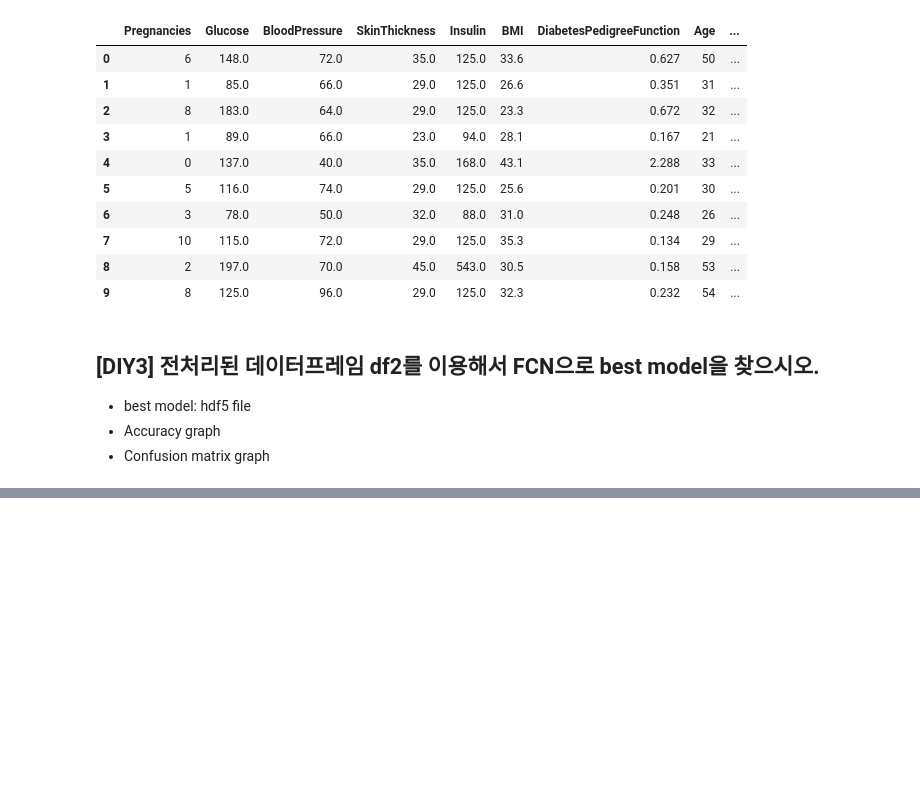
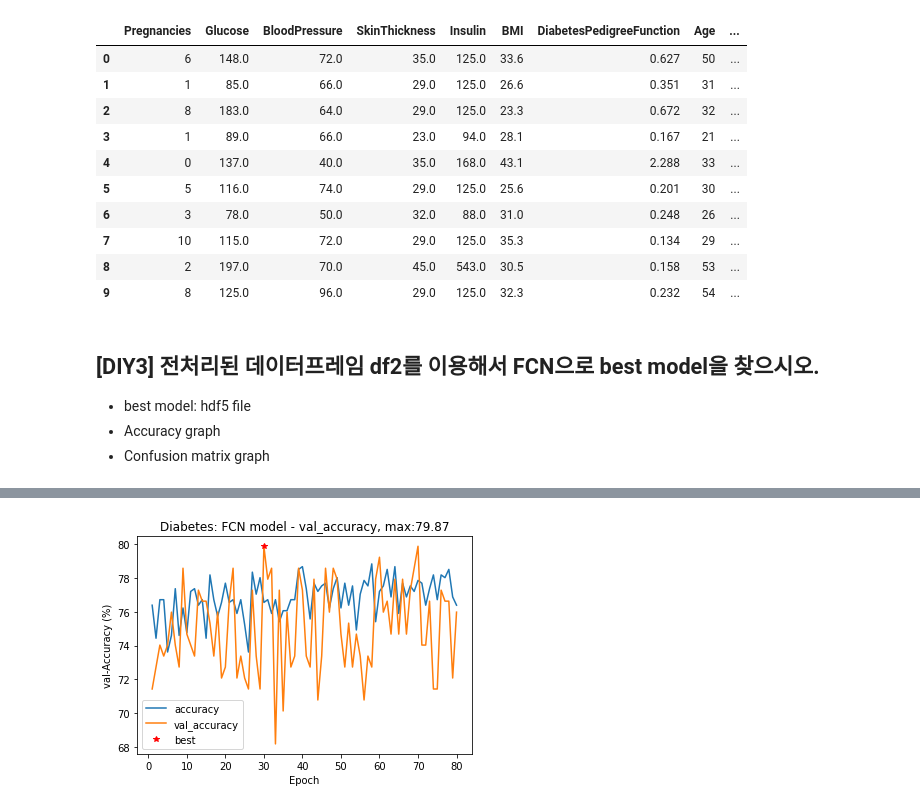
Before and after one commit to seokmin1/PDM08, a Jupyter notebook: py-tensorflow/DL1-FCN/proj01_diabetes_FCN_final.ipynb, the cells around one changed output, grey strips where cells are left out. Drawn from its saved outputs; the diff is of its cells as text; code cells hidden in the pictures; blank space fills up the shorter version.

```diff
--- a/py-tensorflow/DL1-FCN/proj01_diabetes_FCN_final.ipynb
+++ b/py-tensorflow/DL1-FCN/proj01_diabetes_FCN_final.ipynb
@@ -565,0 +644,9 @@ df2.head(10)
+# %%
+cp_callback = callbacks.ModelCheckpoint(filepath="./diabetes_DL_SS_best_weights.{epoch:03d}-{val_accuracy:.3f}.hdf5",
+                              monitor='val_accuracy', verbose=0, save_best_only=True)
+es_callback = callbacks.EarlyStopping(monitor='val_accuracy',
+                            mode='max', verbose=1, patience=50)    # patience=10, 20, 50
+# %%
+hist = model3.fit(X_train, y_train, epochs=500, batch_size=10, verbose=1,
+                  callbacks=[cp_callback, es_callback],
+                  validation_data=(X_test, y_test))
@@ -565,0 +671,18 @@ df2.head(10)
+# %%
+# 훈련 데이터와 검증 데이터에 대한 accuracy 시각화.
+epochs = range(1, len(hist.history['accuracy']) + 1)
+
+acc_list = [100 * i for i in hist.history['accuracy']]
+vacc_list = [100 * i for i in hist.history['val_accuracy']]
+
+plt.plot(epochs,acc_list)
+plt.plot(epochs,vacc_list)
+
+plt.plot(np.argmax(np.array(vacc_list))+1,vacc_list[np.argmax(np.array(vacc_list))], 'r*')
+plt.title('Diabetes: FCN model - val_accuracy, max:' + str(np.round(vacc_list[np.argmax(np.array(vacc_list))],2)))
+plt.ylabel('val-Accuracy (%)')
+plt.xlabel('Epoch')
+plt.legend(['accuracy','val_accuracy','best'], loc='best')
+plt.show()
+# %% [output]
+[figure, added]
```
Also changed, not shown: parts of 18 cells of this notebook.
